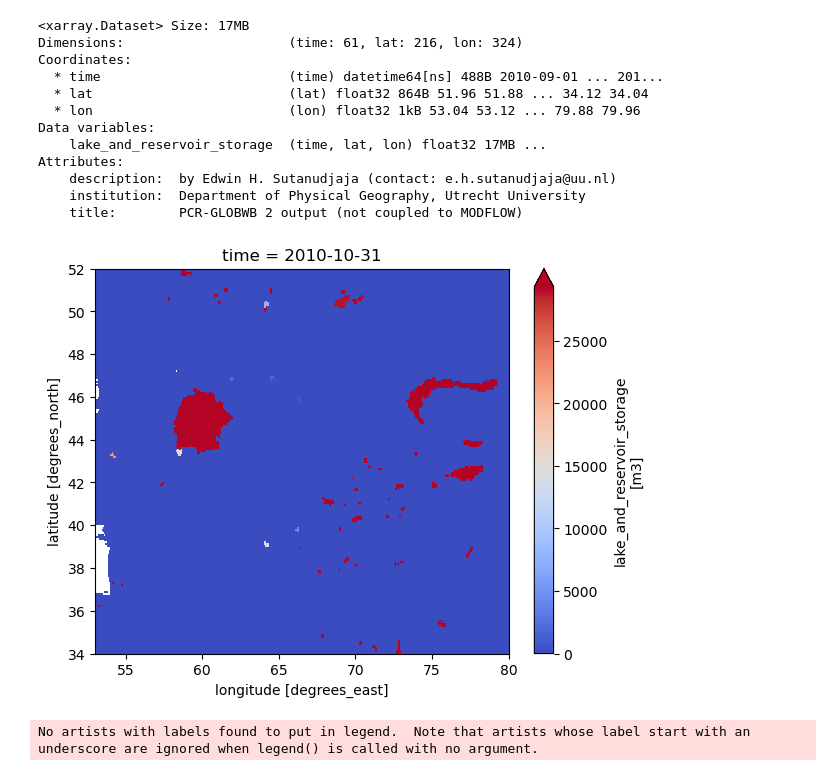
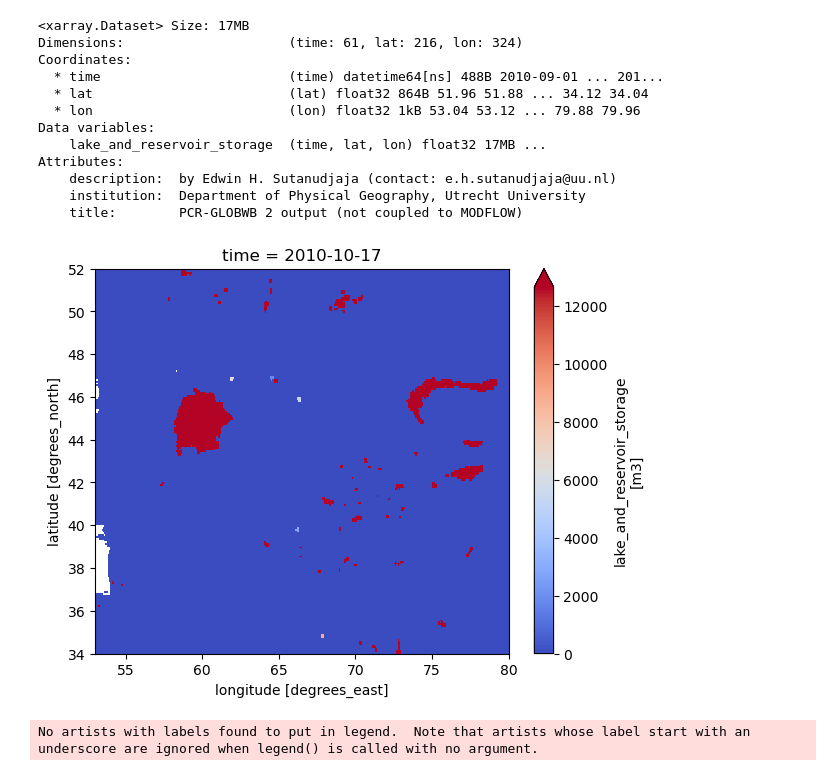
Before and after one commit to andrevdv/MSc_AralSea, a Jupyter notebook: book/thesis_projects/MSc/2025_Q1_AndreVanDerVeen_CEG/work_in_progress/Test_Aral/Check_files_nc.ipynb, the cells around one changed output. Cells and saved outputs as stored; diff of their text form; code cells hidden in the pictures.

```diff
--- a/book/thesis_projects/MSc/2025_Q1_AndreVanDerVeen_CEG/work_in_progress/Test_Aral/Check_files_nc.ipynb
+++ b/book/thesis_projects/MSc/2025_Q1_AndreVanDerVeen_CEG/work_in_progress/Test_Aral/Check_files_nc.ipynb
@@ -160,15 +192,15 @@ Attributes:
     institution:  Department of Physical Geography, Utrecht University
     title:        PCR-GLOBWB 2 output (not coupled to MODFLOW)
 # %%
-da = ds_lake["lake_and_reservoir_storage"].isel(time =-1)
+da = ds_lake["lake_and_reservoir_storage"].isel(time =-15)
 
 da.plot(cmap="coolwarm", robust=True, size=5)
 
 #plt.title(str(da["valid_time"].values))  # extract timestamp from coords
 #plt.savefig('ERA5_pr_1988-12-22_21UTC.png')
 plt.show()
 # %% [output]
-[figure, old version]
+[figure, new version]
 # %%
 import matplotlib.pyplot as plt
 import cartopy.crs as ccrs
```
Also changed, not shown: parts of 10 cells of this notebook, 6 other files.
